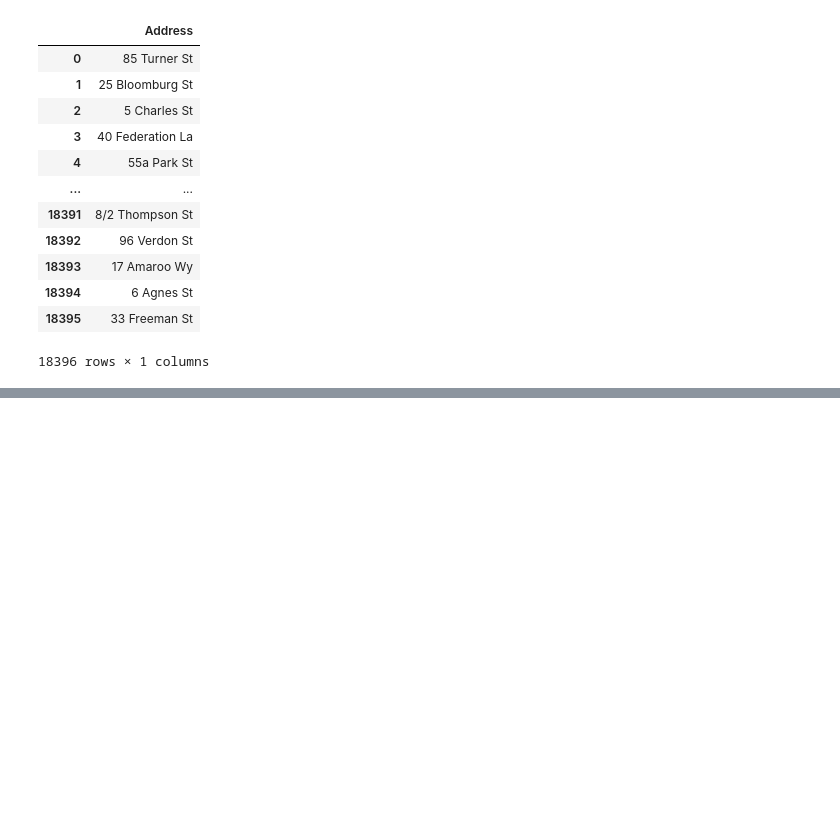
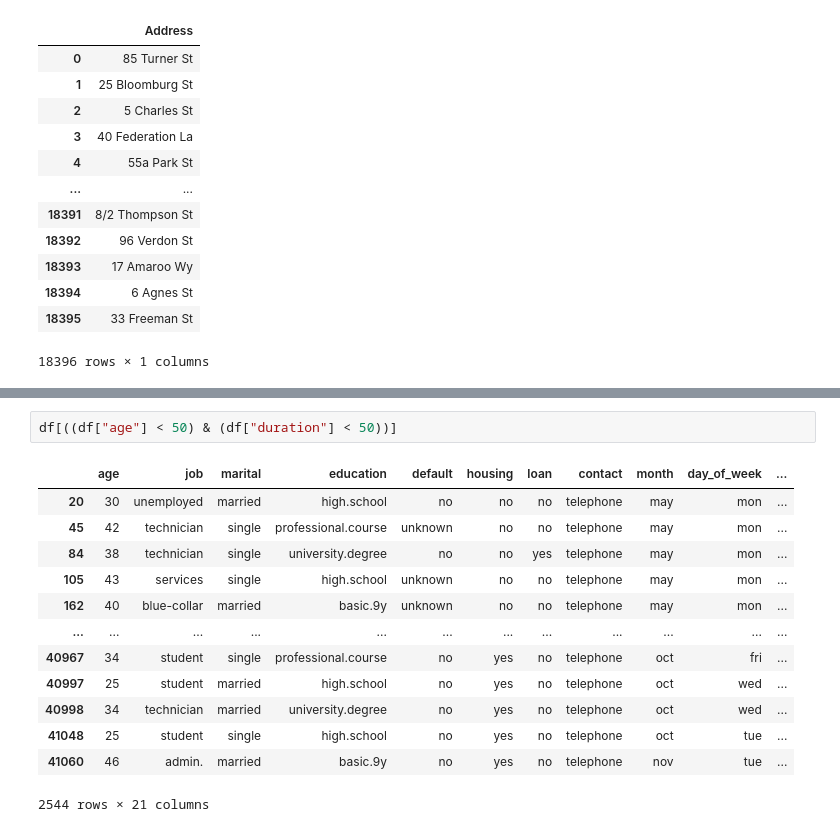
Before and after one commit to morteza-rp/fanap, a Jupyter notebook: fanap.ipynb, the cells around one changed output, grey strips where cells are left out. Saved outputs shown, nothing was run; the diff lists cells and outputs as text; blank space fills up the shorter version.

```diff
--- a/fanap.ipynb
+++ b/fanap.ipynb
@@ -42,0 +139,16 @@ data[["Address"]]
+# %%
+df[((df["age"] < 50) & (df["duration"] < 50))]
+# %% [output]
+|  | age | job | marital | education | default | housing | loan | contact | month | day_of_week | ... |
+| 20 | 30 | unemployed | married | high.school | no | no | no | telephone | may | mon | ... |
+| 45 | 42 | technician | single | professional.course | unknown | no | no | telephone | may | mon | ... |
+| 84 | 38 | technician | single | university.degree | no | no | yes | telephone | may | mon | ... |
+| 105 | 43 | services | single | high.school | unknown | no | no | telephone | may | mon | ... |
+| 162 | 40 | blue-collar | married | basic.9y | unknown | no | no | telephone | may | mon | ... |
+| ... | ... | ... | ... | ... | ... | ... | ... | ... | ... | ... | ... |
+| 40967 | 34 | student | single | professional.course | no | yes | no | telephone | oct | fri | ... |
+| 40997 | 25 | student | married | high.school | no | yes | no | telephone | oct | wed | ... |
+| 40998 | 34 | technician | married | university.degree | no | yes | no | telephone | oct | wed | ... |
+| 41048 | 25 | student | single | high.school | no | yes | no | telephone | oct | tue | ... |
+| 41060 | 46 | admin. | married | basic.9y | no | yes | no | telephone | nov | tue | ... |
+2544 rows × 21 columns
```
Also changed, not shown: parts of 13 cells of this notebook, 1 other file.
